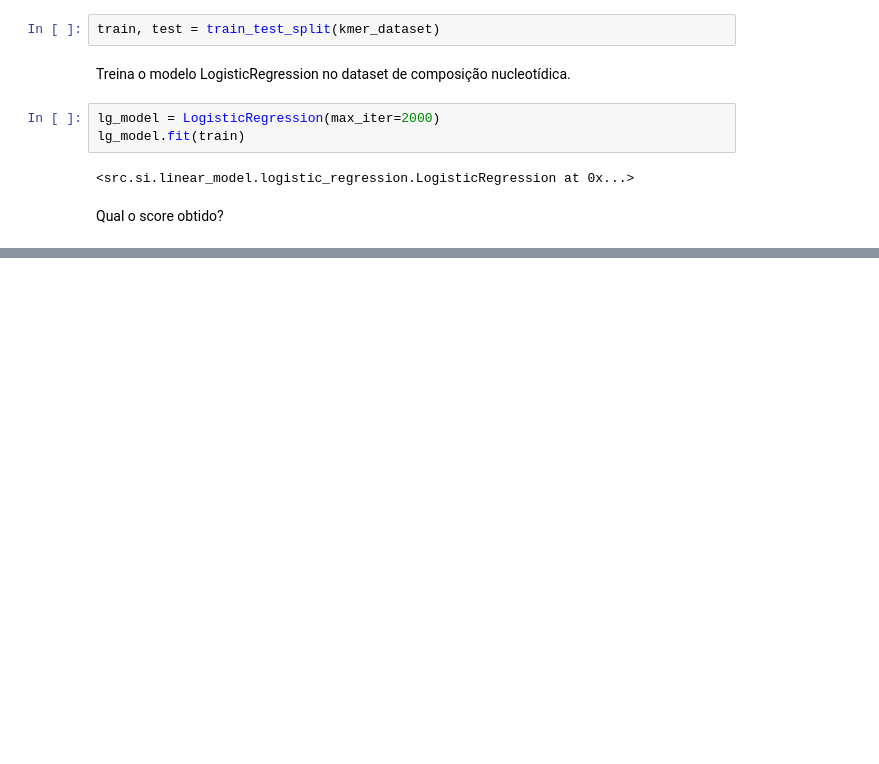
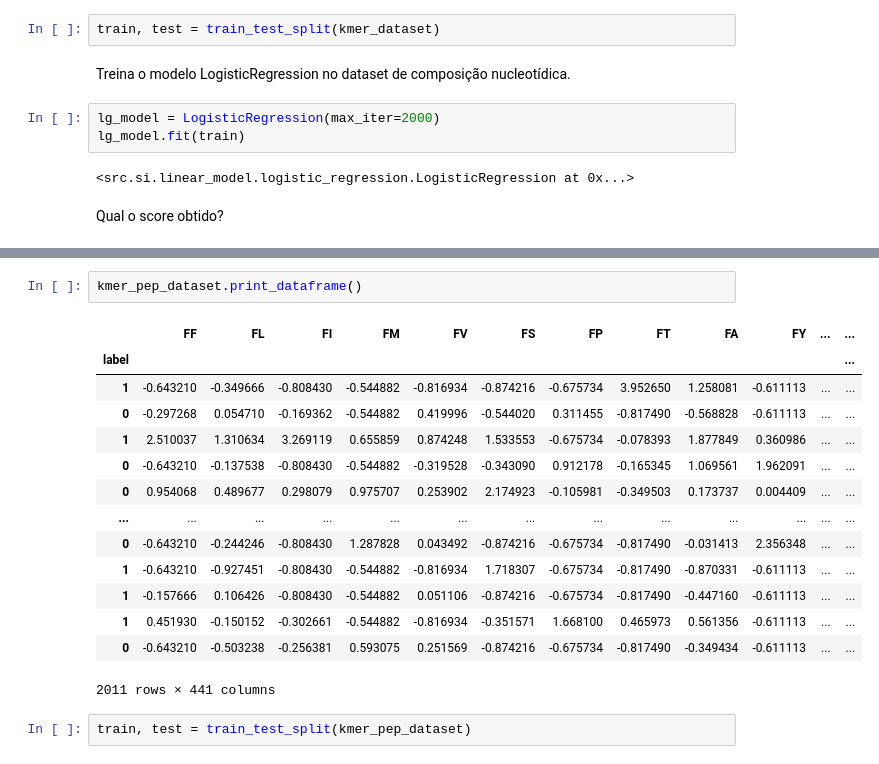
Before and after one commit to ruigomesbioinf/si, a Jupyter notebook: assignments/aula8/test_feature_extraction.ipynb, the cells around one changed output, grey strips where cells are left out. Saved outputs shown, nothing was run; the diff lists cells and outputs as text; blank space fills up the shorter version.

```diff
--- a/assignments/aula8/test_feature_extraction.ipynb
+++ b/assignments/aula8/test_feature_extraction.ipynb
@@ -66,0 +96,19 @@ pd.DataFrame(kmer_dataset.X)
+# %%
+kmer_pep_dataset.print_dataframe()
+# %% [output]
+|  | FF | FL | FI | FM | FV | FS | FP | FT | FA | FY | ... | ... |
+| label |  |  |  |  |  |  |  |  |  |  |  | ... |
+| 1 | -0.643210 | -0.349666 | -0.808430 | -0.544882 | -0.816934 | -0.874216 | -0.675734 | 3.952650 | 1.258081 | -0.611113 | ... | ... |
+| 0 | -0.297268 | 0.054710 | -0.169362 | -0.544882 | 0.419996 | -0.544020 | 0.311455 | -0.817490 | -0.568828 | -0.611113 | ... | ... |
+| 1 | 2.510037 | 1.310634 | 3.269119 | 0.655859 | 0.874248 | 1.533553 | -0.675734 | -0.078393 | 1.877849 | 0.360986 | ... | ... |
+| 0 | -0.643210 | -0.137538 | -0.808430 | -0.544882 | -0.319528 | -0.343090 | 0.912178 | -0.165345 | 1.069561 | 1.962091 | ... | ... |
+| 0 | 0.954068 | 0.489677 | 0.298079 | 0.975707 | 0.253902 | 2.174923 | -0.105981 | -0.349503 | 0.173737 | 0.004409 | ... | ... |
+| ... | ... | ... | ... | ... | ... | ... | ... | ... | ... | ... | ... | ... |
+| 0 | -0.643210 | -0.244246 | -0.808430 | 1.287828 | 0.043492 | -0.874216 | -0.675734 | -0.817490 | -0.031413 | 2.356348 | ... | ... |
+| 1 | -0.643210 | -0.927451 | -0.808430 | -0.544882 | -0.816934 | 1.718307 | -0.675734 | -0.817490 | -0.870331 | -0.611113 | ... | ... |
+| 1 | -0.157666 | 0.106426 | -0.808430 | -0.544882 | 0.051106 | -0.874216 | -0.675734 | -0.817490 | -0.447160 | -0.611113 | ... | ... |
+| 1 | 0.451930 | -0.150152 | -0.302661 | -0.544882 | -0.816934 | -0.351571 | 1.668100 | 0.465973 | 0.561356 | -0.611113 | ... | ... |
+| 0 | -0.643210 | -0.503238 | -0.256381 | 0.593075 | 0.251569 | -0.874216 | -0.675734 | -0.817490 | -0.349434 | -0.611113 | ... | ... |
+2011 rows × 441 columns
+# %%
+train, test = train_test_split(kmer_pep_dataset)
```
Also changed, not shown: parts of 16 cells of this notebook.
